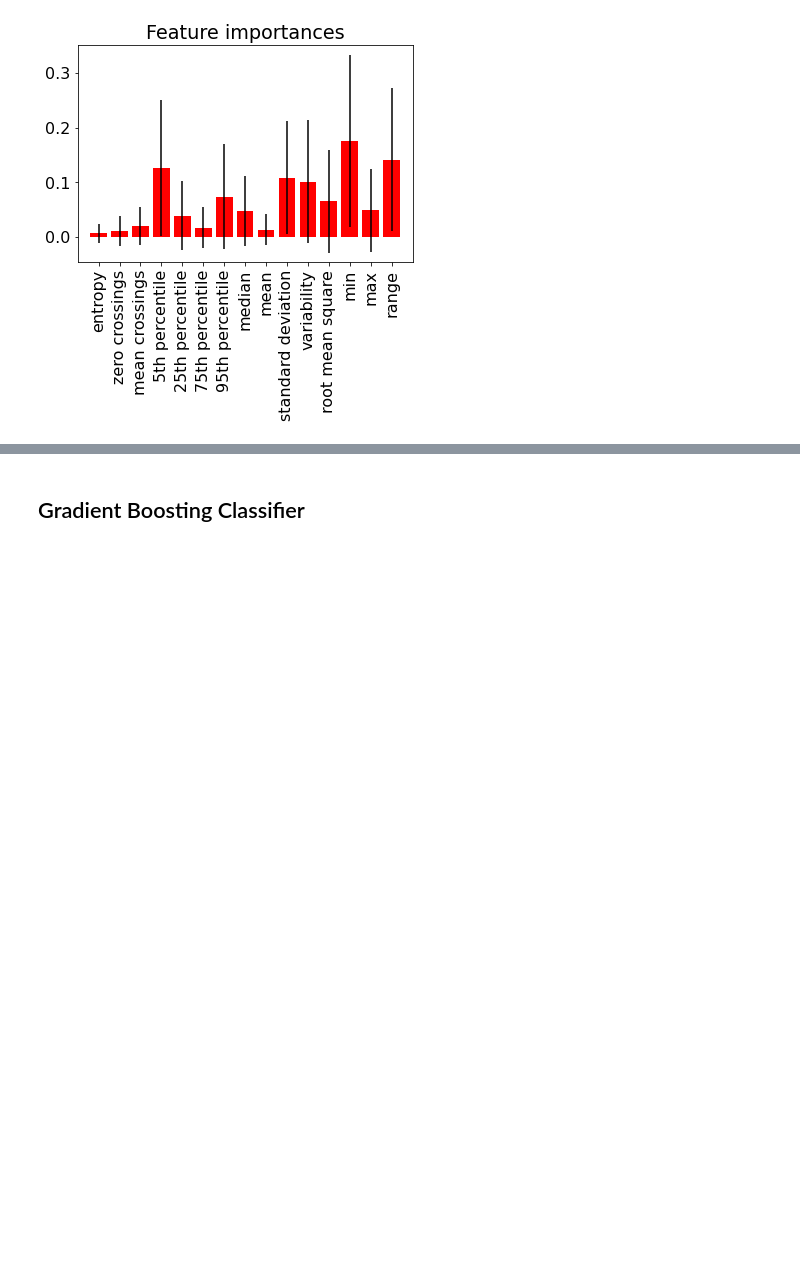
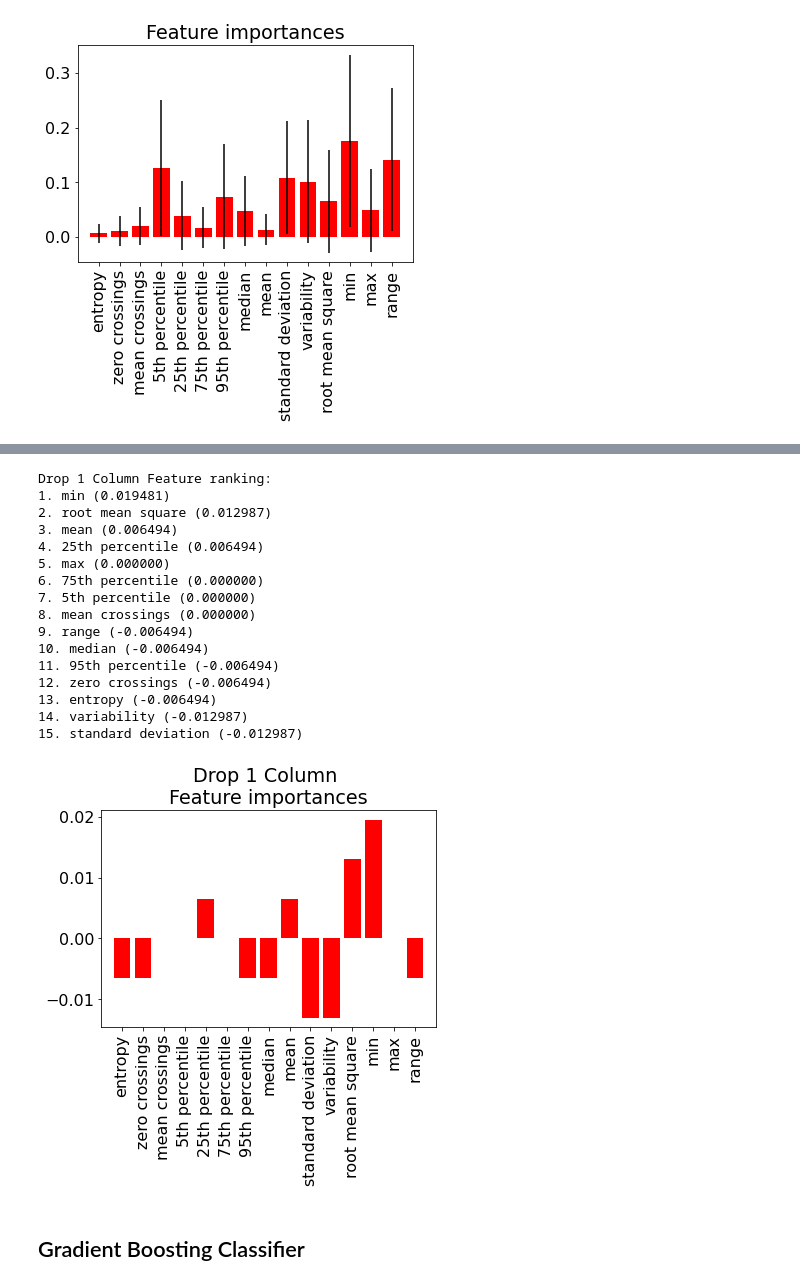
Before and after one commit to christian0101/Photovoltaics-Interactive-Tabletop, a Jupyter notebook: Code/Implementation.ipynb, the cells around one changed output, grey strips where cells are left out. Saved outputs shown, nothing was run; the diff lists cells and outputs as text; code cells hidden in the pictures; blank space fills up the shorter version.

Commit message:
More on feature importances

```diff
--- a/Code/Implementation.ipynb
+++ b/Code/Implementation.ipynb
@@ -761,6 +764,6 @@ Permutation Feature ranking:
 # %%
 # feature importance per class
-def drop_col_feat_imp(model, X_train, y_train, X_test, y_test, random_state = 42):
+def drop_col_feat_imp(model, X_train, y_train, random_state = 42):
 
     # clone the model to have the exact same specification as the one initially trained
     model_clone = clone(model)
@@ -768,20 +771,59 @@ def drop_col_feat_imp(model, X_train, y_train, X_test, y_test, random_state = 42
     model_clone.random_state = random_state
     # training and scoring the benchmark model
     model_clone.fit(X_train, y_train)
-    benchmark_score = model_clone.predict(X_train, y_train)
+    benchmark_score = model_clone.score(X_train, y_train)
     # list for storing feature importances
     importances = []
 
     # iterating over all columns and storing feature importance (difference between benchmark and new model)
-    for col in X_train.columns:
+    for col in range(X_train.shape[1]):
         model_clone = clone(model)
         model_clone.random_state = random_state
-        model_clone.fit(X_train.drop(col, axis = 1), y_train)
-        drop_col_score = model_clone.score(X_train.drop(col, axis = 1), y_train)
+
+        tmp_train = np.delete(X_train, col, axis=1)
+
+        model_clone.fit(tmp_train, y_train)
+        drop_col_score = model_clone.score(tmp_train, y_train)
         importances.append(benchmark_score - drop_col_score)
 
-    importances_df = imp_df(X_train.columns, importances)
-    return importances_df
+    return np.asarray(importances)
+# %%
+drop_col_importances = drop_col_feat_imp(rf_model, data_features[:,0,:,0], features_classes)
+
+# Print the feature ranking
+print("Drop 1 Column Feature ranking:")
+
+indices = np.argsort(drop_col_importances)[::-1]
+
+for f in range(train_features[:,0,:,0].shape[1]):
+    print("%d. %s (%f)" % (f + 1, features_names[indices[f]], drop_col_importances[indices[f]]))
+
+# Plot the drop 1 column feature importances of the forest
+plt.figure()
+plt.title("Drop 1 Column \nFeature importances")
+plt.bar(range(train_features[:,0,:,0].shape[1]), drop_col_importances,
+        color="r", align="center")
+plt.xticks(range(train_features[:,0,:,0].shape[1]), features_names, rotation=90)
+plt.xlim([-1, train_features[:,0,:,0].shape[1]])
+plt.show()
+# %% [output]
+Drop 1 Column Feature ranking:
+1. min (0.019481)
+2. root mean square (0.012987)
+3. mean (0.006494)
+4. 25th percentile (0.006494)
+5. max (0.000000)
+6. 75th percentile (0.000000)
+7. 5th percentile (0.000000)
+8. mean crossings (0.000000)
+9. range (-0.006494)
+10. median (-0.006494)
+11. 95th percentile (-0.006494)
+12. zero crossings (-0.006494)
+13. entropy (-0.006494)
+14. variability (-0.012987)
+15. standard deviation (-0.012987)
+[figure, added]
 # %% [markdown]
 ## Gradient Boosting Classifier
 # %%
```
Also changed, not shown: parts of 7 cells of this notebook, 5 other files.
